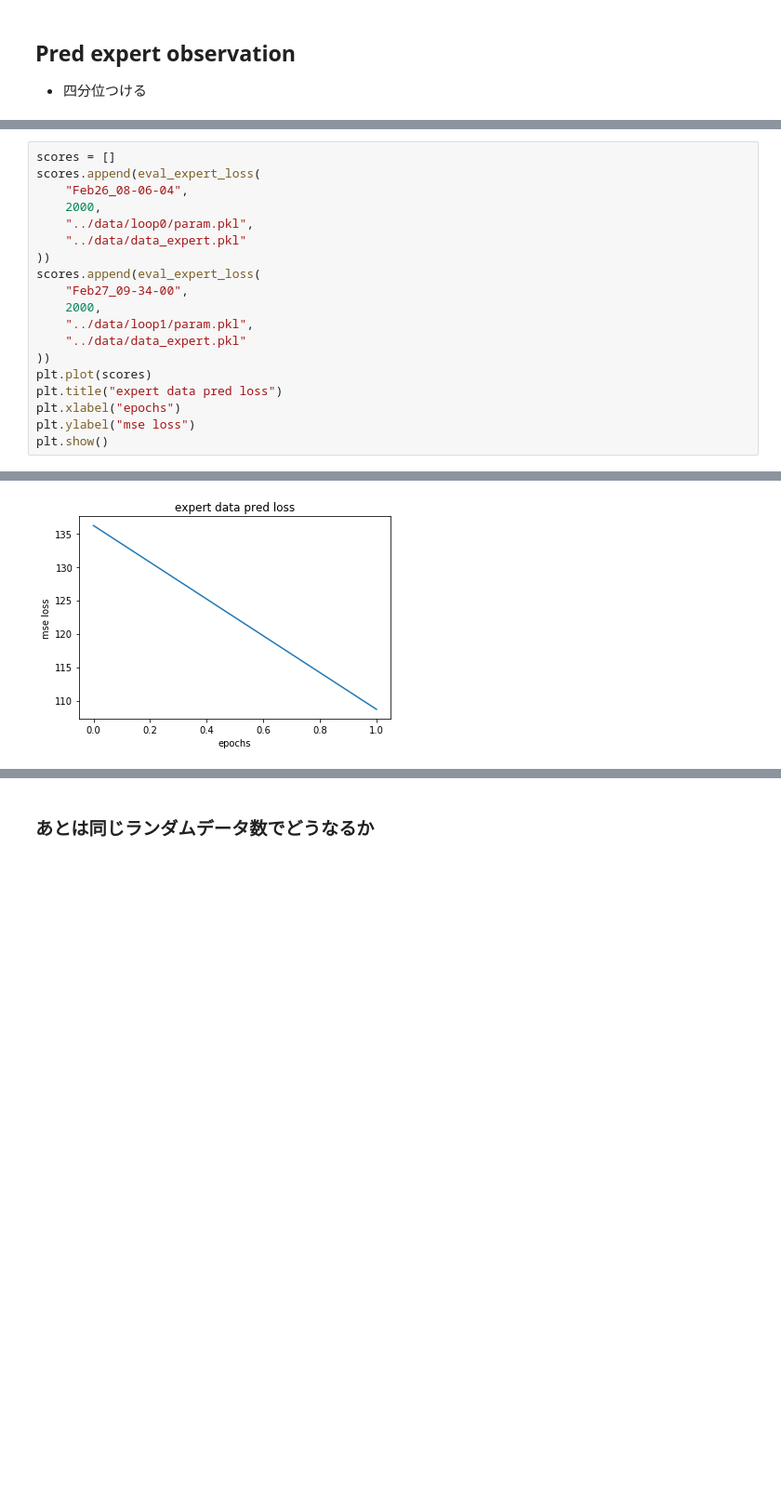
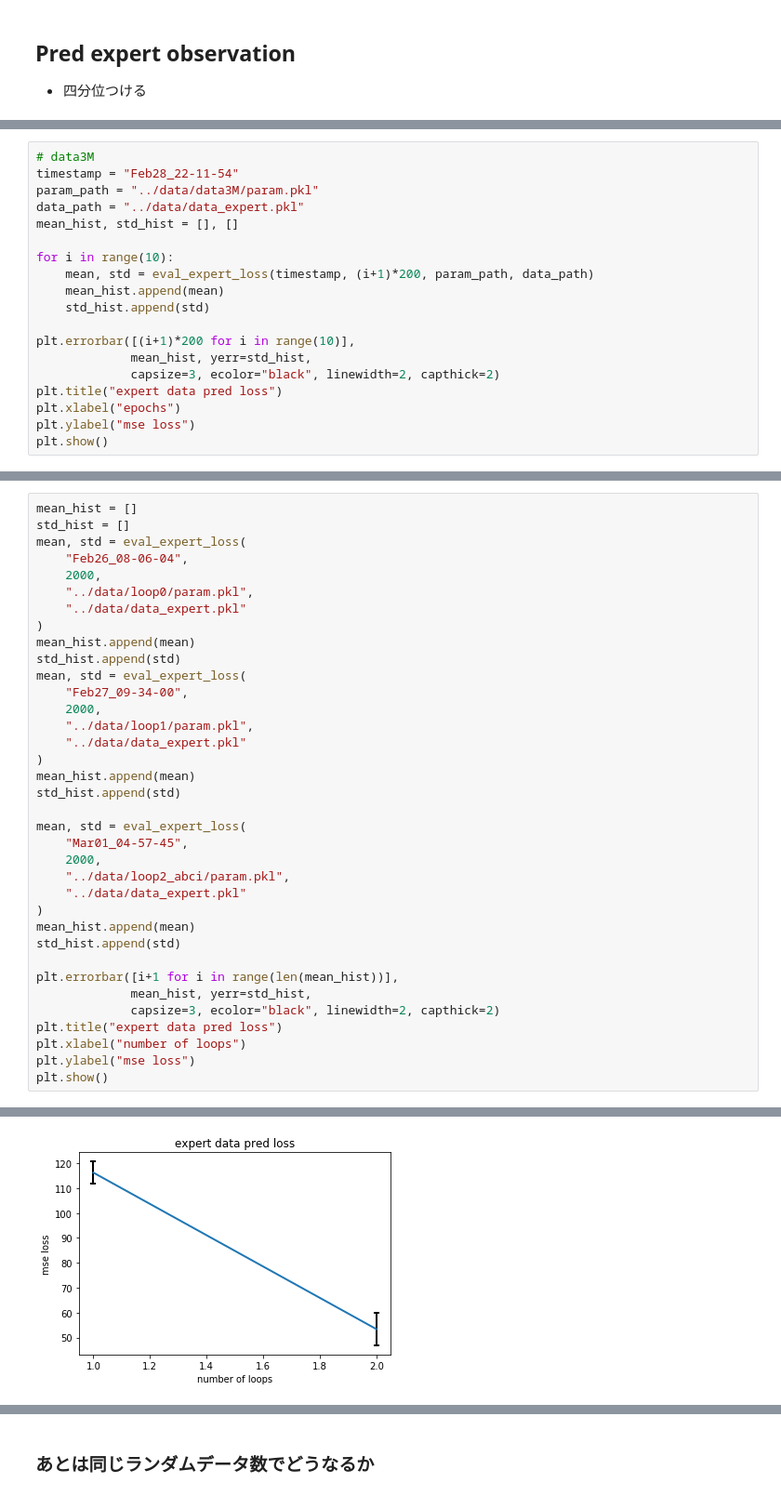
Before and after one commit to naruya/DSSM1d, a Jupyter notebook: eval.ipynb, the cells around one changed output, grey strips where cells are left out. Shown at 93% size. Drawn from its saved outputs; the diff is of its cells as text; blank space fills up the shorter version.

```diff
--- a/eval.ipynb
+++ b/eval.ipynb
@@ -244,0 +602,19 @@ simsimsimsimsimsimsimsimsimsimsimsimsimsimsimsimsimsimsimsimsimsimsimsimsimsimsi
+# %%
+# data3M
+timestamp = "Feb28_22-11-54"
+param_path = "../data/data3M/param.pkl"
+data_path = "../data/data_expert.pkl"
+mean_hist, std_hist = [], []
+
+for i in range(10):
+    mean, std = eval_expert_loss(timestamp, (i+1)*200, param_path, data_path)
+    mean_hist.append(mean)
+    std_hist.append(std)
+
+plt.errorbar([(i+1)*200 for i in range(10)],
+             mean_hist, yerr=std_hist,
+             capsize=3, ecolor="black", linewidth=2, capthick=2)
+plt.title("expert data pred loss")
+plt.xlabel("epochs")
+plt.ylabel("mse loss")
+plt.show()
@@ -245,20 +635,37 @@ simsimsimsimsimsimsimsimsimsimsimsimsimsimsimsimsimsimsimsimsimsimsimsimsimsimsi
 # %%
-scores = []
-scores.append(eval_expert_loss(
+mean_hist = []
+std_hist = []
+mean, std = eval_expert_loss(
     "Feb26_08-06-04",
     2000,
     "../data/loop0/param.pkl",
     "../data/data_expert.pkl"
-))
-scores.append(eval_expert_loss(
+)
+mean_hist.append(mean)
+std_hist.append(std)
+mean, std = eval_expert_loss(
     "Feb27_09-34-00",
     2000,
     "../data/loop1/param.pkl",
     "../data/data_expert.pkl"
-))
-plt.plot(scores)
+)
+mean_hist.append(mean)
+std_hist.append(std)
+
+mean, std = eval_expert_loss(
+    "Mar01_04-57-45",
+    2000,
+    "../data/loop2_abci/param.pkl",
+    "../data/data_expert.pkl"
+)
+mean_hist.append(mean)
+std_hist.append(std)
+
+plt.errorbar([i+1 for i in range(len(mean_hist))],
+             mean_hist, yerr=std_hist,
+             capsize=3, ecolor="black", linewidth=2, capthick=2)
 plt.title("expert data pred loss")
-plt.xlabel("epochs")
+plt.xlabel("number of loops")
 plt.ylabel("mse loss")
 plt.show()
 # %% [output]
@@ -268 +674 @@ simsimsimsimsimsimsimsimsimsimsimsimsimsimsimsimsimsimsimsimsimsimsimsimsimsimsi
-[figure, old version]
+[figure, new version]
```
Also changed, not shown: parts of 21 cells of this notebook.
